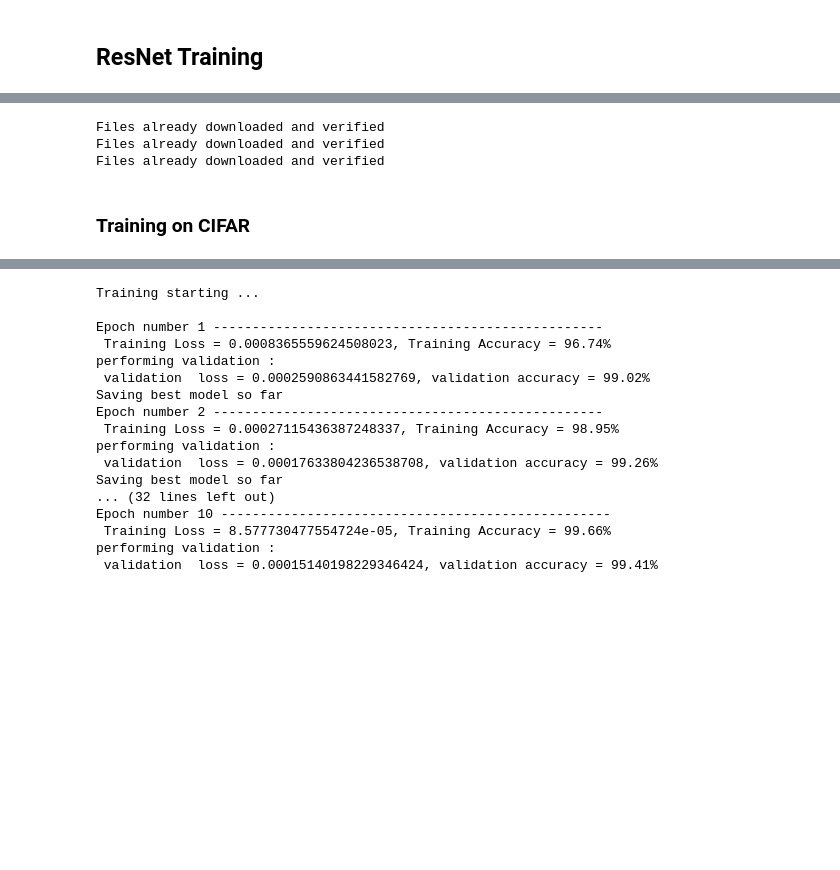
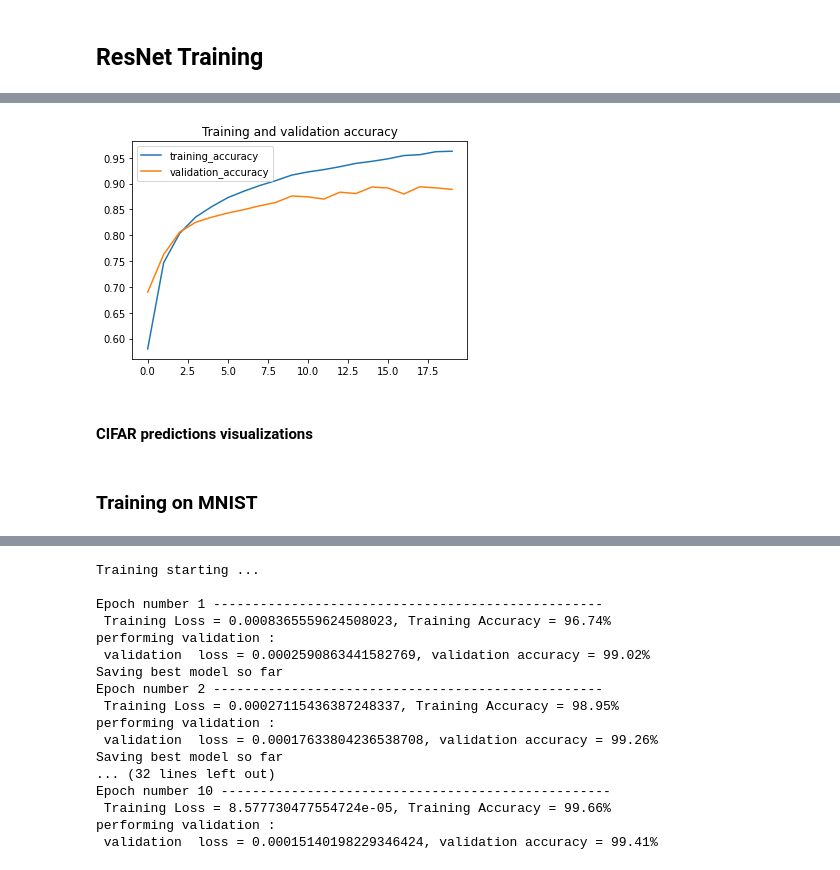
Before and after one commit to khalit7/Computer_Vision_Models_Analysis, a Jupyter notebook: Image_classification.ipynb, the cells around one changed output, grey strips where cells are left out. Drawn from its saved outputs; the diff is of its cells as text; code cells hidden in the pictures; blank space fills up the shorter version.

```diff
--- a/Image_classification.ipynb
+++ b/Image_classification.ipynb
@@ -233,3 +373,11 @@ base_path = "/content/drive/MyDrive/computer vision project/"
+# %%
+plot_helper("Training and validation accuracy",training_accuracy = training_acc_history,validation_accuracy = val_acc_history)
+# %% [output]
+[figure, added]
+# %% [markdown]
+#### CIFAR predictions visualizations
+# %% [markdown]
+### Training on MNIST
 # %%
 def get_MNIST_resnet(batch_size = BATCH_SIZE):
     mnist = torchvision.datasets.MNIST(download=True, train=True, root=".").train_data.float()
@@ -246,25 +394,3 @@ def get_MNIST_resnet(batch_size = BATCH_SIZE):
     return train_loader, val_loader
 
 mnist_train,mnist_val = get_MNIST_resnet()
-# %%
-def get_CIFAR_resnet(batch_size = BATCH_SIZE):
-    cifar = torchvision.datasets.CIFAR10(download=True, train=True, root=".")
-
-    data_transform = transforms.Compose([ transforms.Resize((224, 224)),
-                                         transforms.ToTensor(),
-                                         transforms.Normalize((0.5,0.5,0.5), (0.5,0.5,0.5))])
-
-    train_loader = DataLoader(torchvision.datasets.CIFAR10(download=True, root=".", transform=data_transform, train=True),
-                              batch_size=BATCH_SIZE, shuffle=True)
-
-    val_loader = DataLoader( torchvision.datasets.CIFAR10(download=True, root=".", transform=data_transform, train=False),
-                            batch_size=BATCH_SIZE, shuffle=False)
-    return train_loader, val_loader
-
-cifar_train,cifar_val = get_CIFAR_resnet()
-# %% [output]
-Files already downloaded and verified
-Files already downloaded and verified
-Files already downloaded and verified
-# %% [markdown]
-### Training on CIFAR
```
Also changed, not shown: parts of 29 cells of this notebook.
